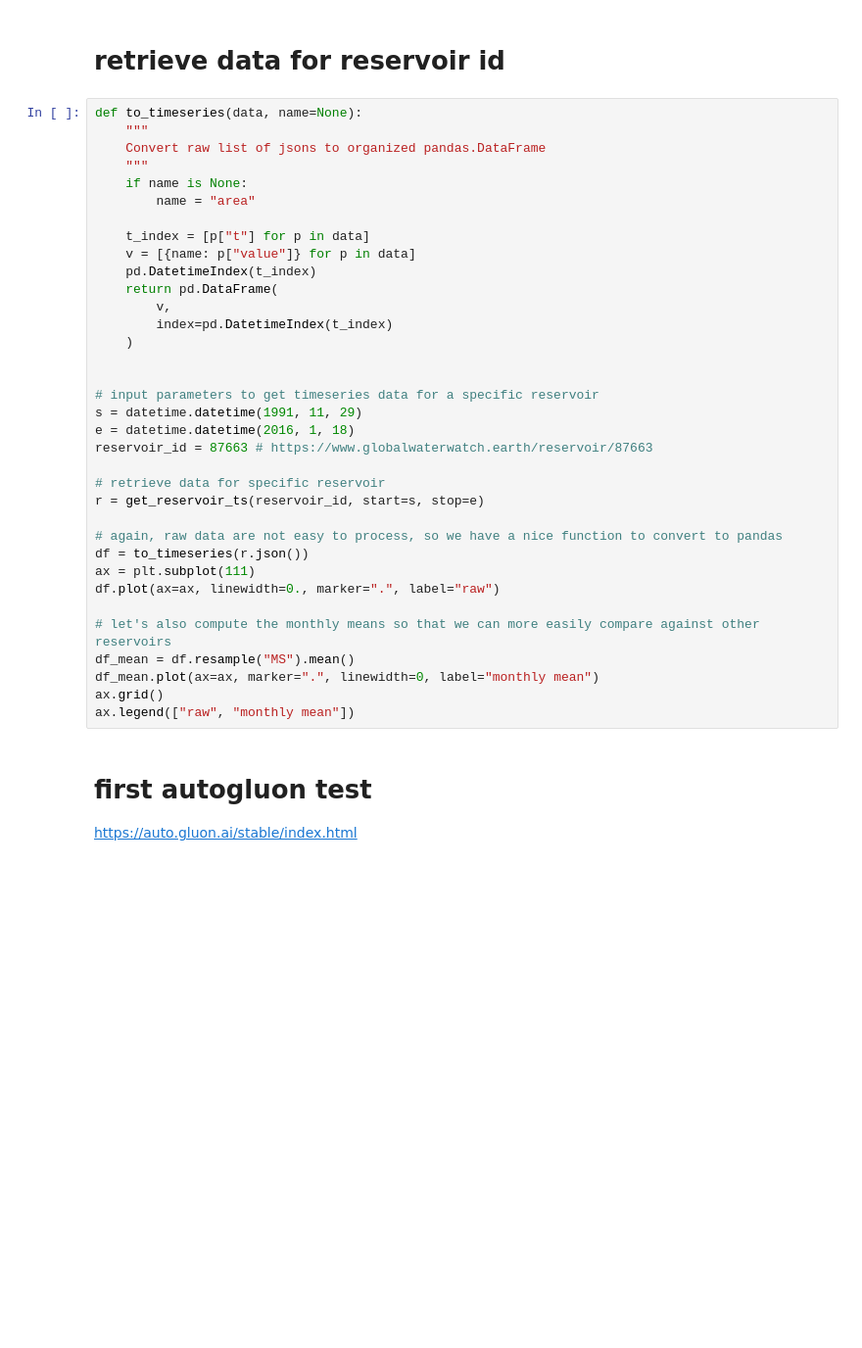
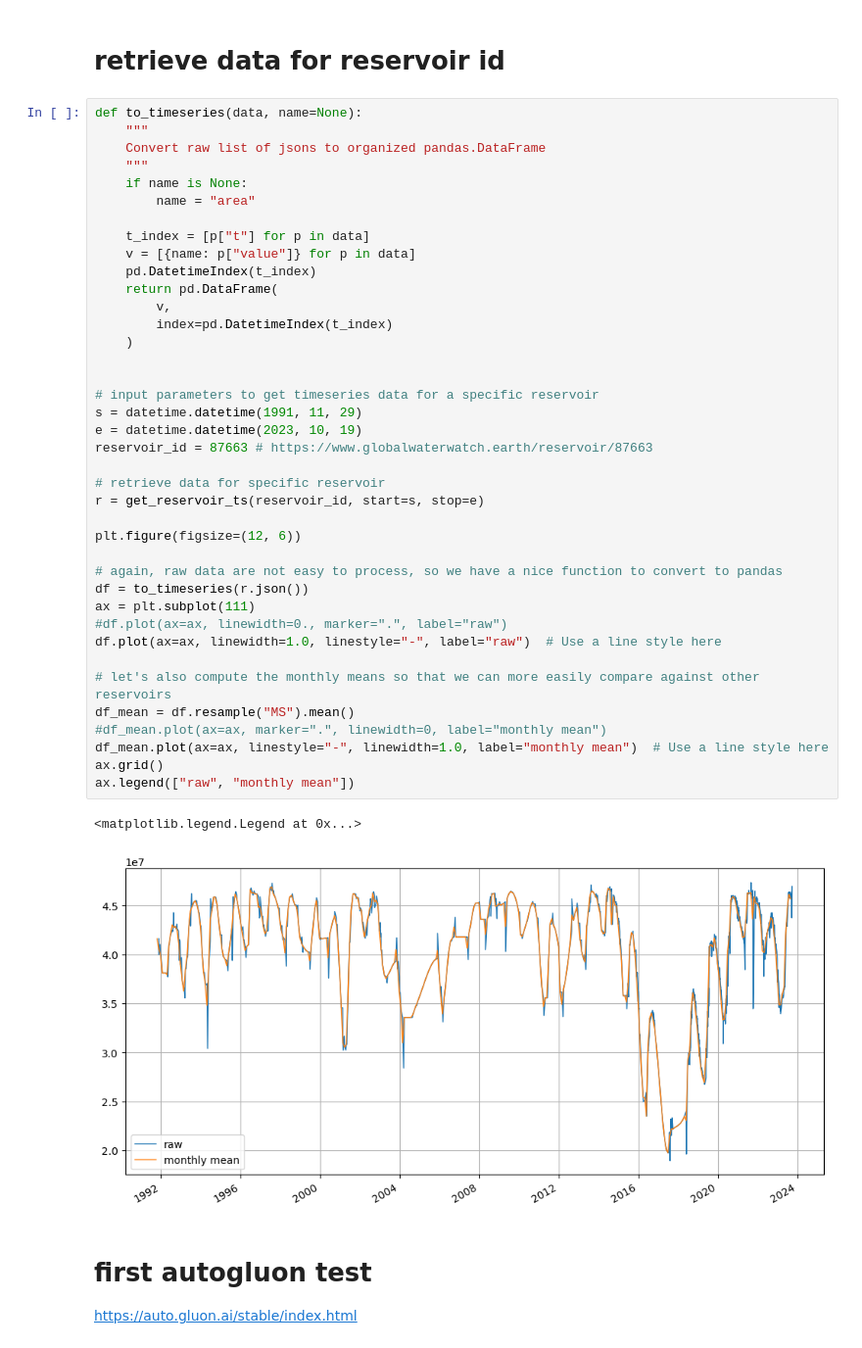
Before and after one commit to backeb/gww-timeseries-forecasting, a Jupyter notebook: notebooks/gww-ml-ts-fcast.ipynb, the cells around one changed output. Shown: that part at 98% size. Cells and saved outputs as stored; diff of their text form; blank space fills up the shorter version.

```diff
--- a/notebooks/gww-ml-ts-fcast.ipynb
+++ b/notebooks/gww-ml-ts-fcast.ipynb
@@ -103,36 +103,43 @@ def to_timeseries(data, name=None):
     """
     Convert raw list of jsons to organized pandas.DataFrame
     """
     if name is None:
         name = "area"
 
     t_index = [p["t"] for p in data]
     v = [{name: p["value"]} for p in data]
     pd.DatetimeIndex(t_index)
     return pd.DataFrame(
         v,
         index=pd.DatetimeIndex(t_index)
     )
 
 
 # input parameters to get timeseries data for a specific reservoir
 s = datetime.datetime(1991, 11, 29)
-e = datetime.datetime(2016, 1, 18)
+e = datetime.datetime(2023, 10, 19)
 reservoir_id = 87663 # https://www.globalwaterwatch.earth/reservoir/87663
 
 # retrieve data for specific reservoir
 r = get_reservoir_ts(reservoir_id, start=s, stop=e)
 
+plt.figure(figsize=(12, 6))
+
 # again, raw data are not easy to process, so we have a nice function to convert to pandas
 df = to_timeseries(r.json())
 ax = plt.subplot(111)
-df.plot(ax=ax, linewidth=0., marker=".", label="raw")
+#df.plot(ax=ax, linewidth=0., marker=".", label="raw")
+df.plot(ax=ax, linewidth=1.0, linestyle="-", label="raw")  # Use a line style here
 
 # let's also compute the monthly means so that we can more easily compare against other reservoirs
 df_mean = df.resample("MS").mean()
-df_mean.plot(ax=ax, marker=".", linewidth=0, label="monthly mean")
+#df_mean.plot(ax=ax, marker=".", linewidth=0, label="monthly mean")
+df_mean.plot(ax=ax, linestyle="-", linewidth=1.0, label="monthly mean")  # Use a line style here
 ax.grid()
 ax.legend(["raw", "monthly mean"])
+# %% [output]
+<matplotlib.legend.Legend at 0x...>
+[figure, added]
 # %% [markdown]
 # first autogluon test
 https://auto.gluon.ai/stable/index.html
```
